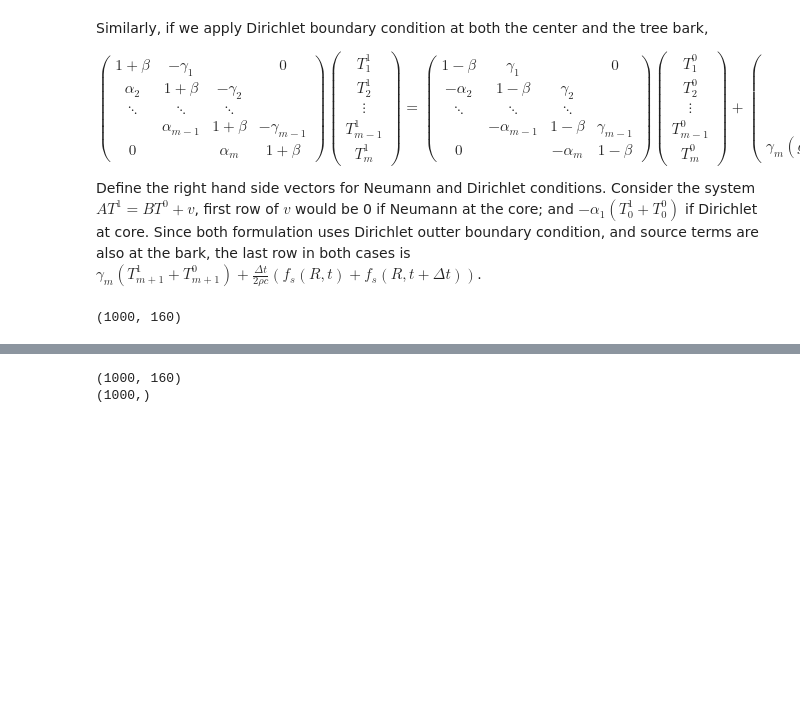
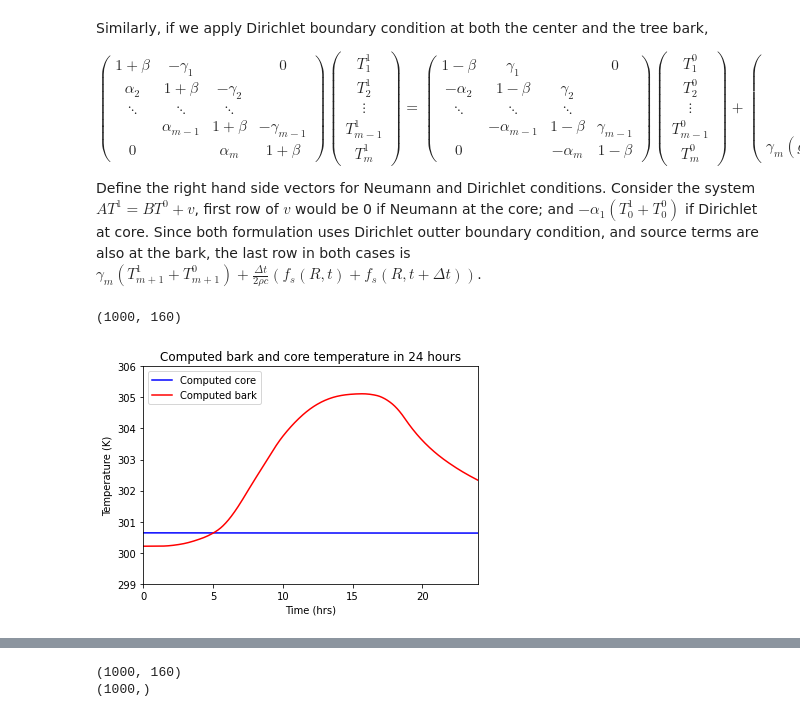
Before and after one commit to yajuna/treeRemote, a Jupyter notebook: notebook/treePower.ipynb, the cells around one changed output, grey strips where cells are left out. Cells and saved outputs as stored; diff of their text form; code cells hidden in the pictures; blank space fills up the shorter version.

```diff
--- a/notebook/treePower.ipynb
+++ b/notebook/treePower.ipynb
@@ -514,7 +524,7 @@ def time_stepping(parameters, bdry_type):
 
     a = heat_capacity / Kt
     beta = dt / (a * dr ** 2)
-    coeffSource = dt / (2 * heat_capacity)
+    coeffSource = dt / (2 * heat_capacity * dr)
 
     # import measured temperature data
     temp_input = make_temp_input(parameters)
@@ -529,7 +539,8 @@ def time_stepping(parameters, bdry_type):
 
     # Use above computed h at each time step
     #h = 21
-    convect = h * (air_temp - bark_temp)
+    convect = h * (bark_temp - air_temp)
+#     print(h,convect)
 
     """
     compute source terms and then sum
@@ -541,7 +552,7 @@ def time_stepping(parameters, bdry_type):
 
     sourceTerm = (1 - albedo) * solar + sigma * (air_temp**4 - bark_temp**4) + convect
 
-    T0 = 300.40 * np.ones(n_x) # initialize temperature with an estimate temperature
+    T0 = np.linspace(core_temp[0], bark_temp[0], n_x) # initialize temperature with measured initial condition
 
 
     alpha = np.linspace(1, n_x - 1, n_x - 1)# index from 0 to n_x - 2; cor. to points at 1 to n_x - 1
@@ -606,30 +617,44 @@ def time_stepping(parameters, bdry_type):
 step_neumann = time_stepping(parameters, bdry_type = "neumann")
 
 solutionN = step_neumann["solution"]
 
 solutionArrayN = np.asarray(solutionN)
 print(solutionArrayN.shape)
 
 # step_dirichlet = time_stepping(parameters, bdry_type = "dirichlet")
 
 # solutionD = step_dirichlet["solution"]
 
 # solutionArrayD = np.asarray(solutionD)
 # print(solutionArrayD.shape)
 
 
 # find where the max and min are attained in neumann and dirichlet
 
 # for j in range(999):
 
 
 # counter = 0
 # for j in range(999):
 #     check if Neumann difference is consistently larger than dirichlet
 #     if solutionArrayN[j,:].max() - solutionArrayN[j,:].min() <= solutionArrayD[j,:].max() - solutionArrayD[j,:].min():
 #         print("Max difference for Neumann is smaller at step", j)
 #         counter += 1
 #     print()
 # print(counter)
+
+
+plt.plot(time, solutionArrayN[:,0], 'b-', label='Computed core')
+plt.plot(time, solutionArrayN[:,-1], 'r-', label='Computed bark')
+# plt.plot(time, solutionArrayN[:,79], 'b-', label='Computed middle')
+plt.legend(loc="upper left")
+message = f"Computed bark and core temperature in 24 hours"
+plt.title(message)
+plt.axis([0, 24, 299, 306])
+plt.xlabel('Time (hrs)')
+plt.ylabel('Temperature (K)')
+#plt.savefig('/Users/yajuna/Development/tree/notebook/' + 'computed_temp' + '.eps', format='eps', dpi=300,bbox_inches='tight')
+plt.show()
 # %% [output]
 (1000, 160)
+[figure, added]
```
Also changed, not shown: parts of 11 cells of this notebook.
